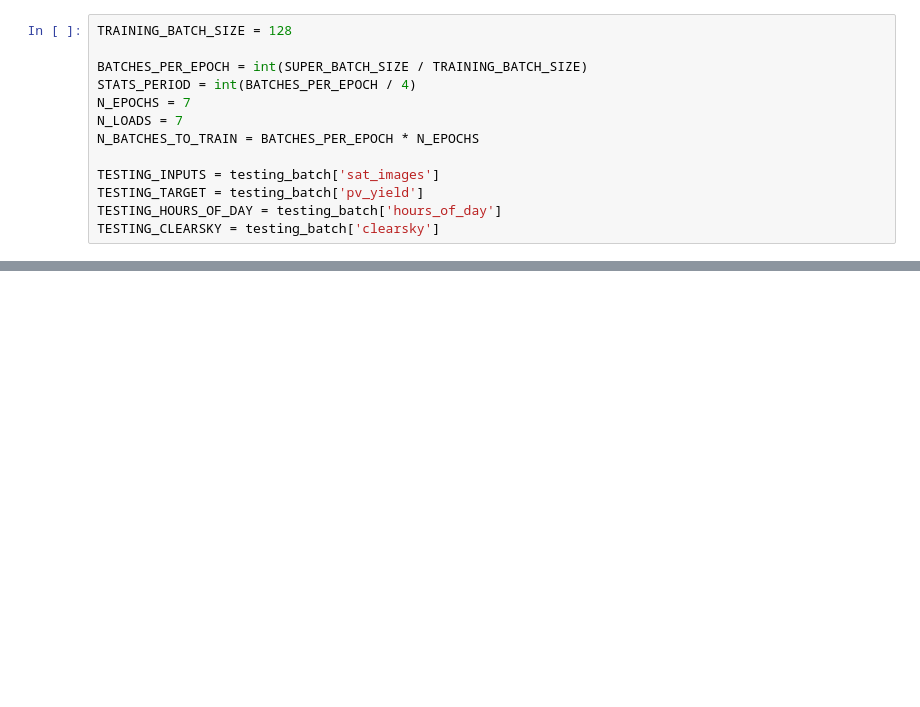
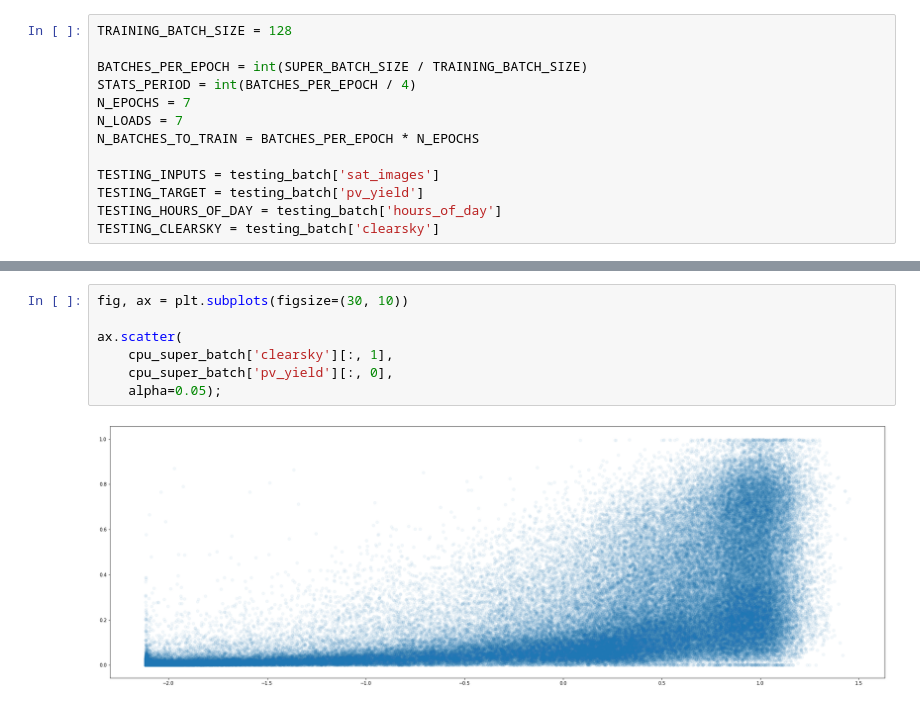
Before and after one commit to openclimatefix/predict_pv_yield_OLD, a Jupyter notebook: notebooks/ml_experiments/ML_experiment_003_multiple_PV_systems.ipynb, the cells around one changed output, grey strips where cells are left out. Saved outputs shown, nothing was run; the diff lists cells and outputs as text; blank space fills up the shorter version.

```diff
--- a/notebooks/ml_experiments/ML_experiment_003_multiple_PV_systems.ipynb
+++ b/notebooks/ml_experiments/ML_experiment_003_multiple_PV_systems.ipynb
@@ -738,0 +846,9 @@ np.corrcoef(target.cpu(), clearsky_for_batch[:, 0].cpu())
+# %%
+fig, ax = plt.subplots(figsize=(30, 10))
+
+ax.scatter(
+    cpu_super_batch['clearsky'][:, 1],
+    cpu_super_batch['pv_yield'][:, 0],
+    alpha=0.05);
+# %% [output]
+[figure, added]
```
Also changed, not shown: parts of 26 cells of this notebook.
